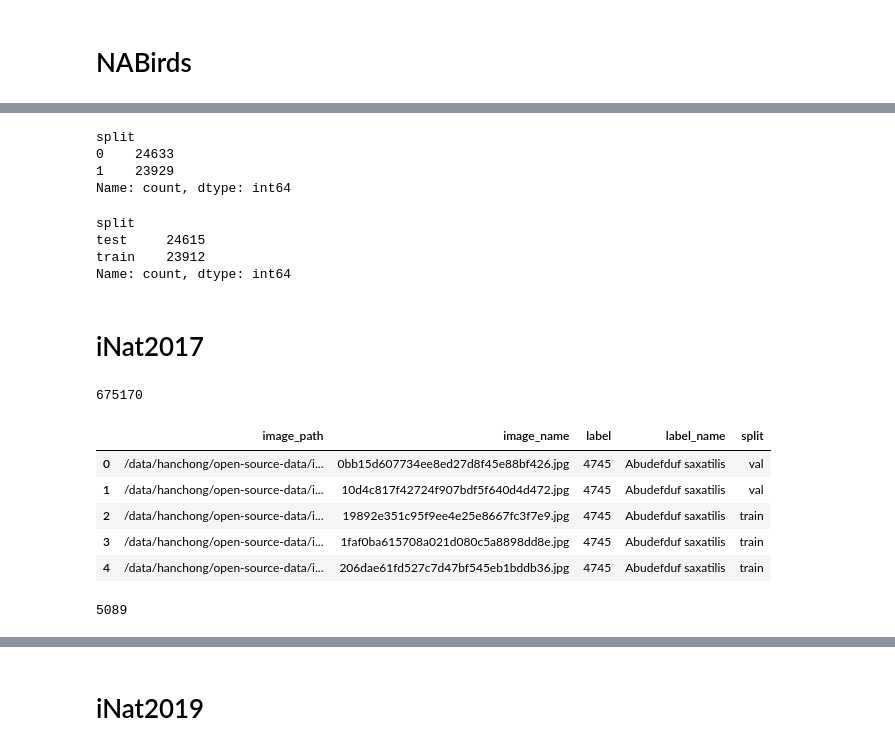
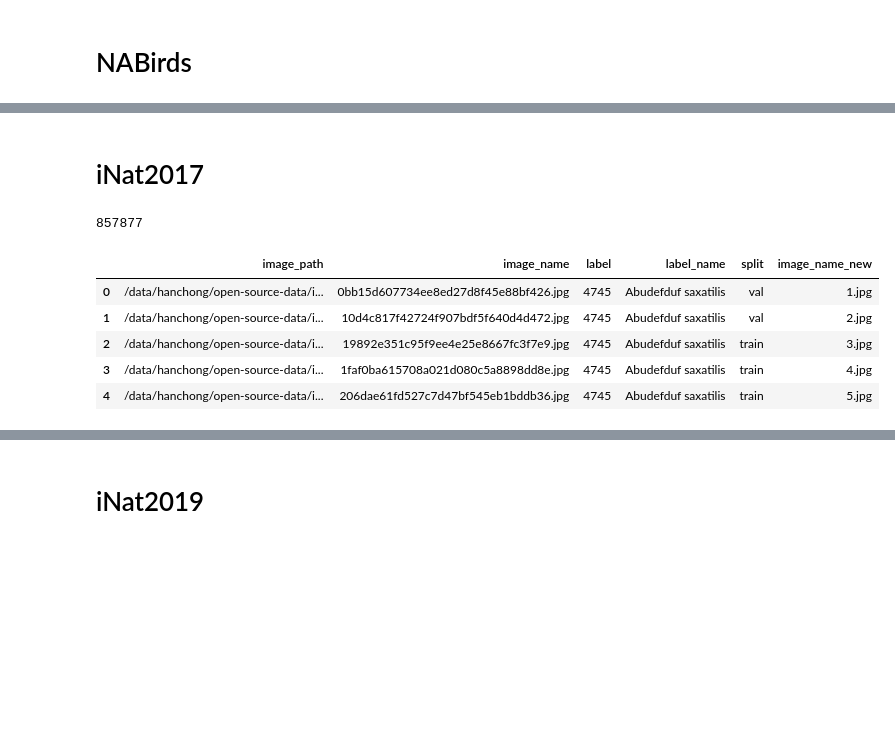
Before and after one commit to ChuaHanChong/Fine-Grained-Recognition-Using-Pretrained-Self-Supervised-Models, a Jupyter notebook: data-preparation-1.ipynb, the cells around one changed output, grey strips where cells are left out. Cells and saved outputs as stored; diff of their text form; code cells hidden in the pictures; blank space fills up the shorter version.

```diff
--- a/data-preparation.ipynb
+++ b/data-preparation-1.ipynb
@@ -278,7 +259,7 @@ train_df = pd.DataFrame(
     }
 ).merge(train_df, on="image_name")
 
-test_df_2 = pd.DataFrame(
+test_df = pd.DataFrame(
     {
         "image_path": test_paths,
         "image_name": [path.name for path in test_paths],
@@ -287,6 +268,9 @@ test_df_2 = pd.DataFrame(
 
 df = pd.concat([train_df, test_df], ignore_index=True)
 
+val_df = df[df["split"] == "train"].groupby("label").sample(n=5, random_state=42)
+df.loc[val_df.index, "split"] = "val"
+
 print(len(df))
 df.head()
 # %% [output]
@@ -338,16 +321,16 @@ df = pd.DataFrame(
 )
 
 label_name_mapping = {}
-with open("/data/hanchong/open-source-data/FGCV_Aircraft/raw-data/data/variants.txt") as f:
+with open("/data/hanchong/open-source-data/FGVC_Aircraft/raw-data/data/variants.txt") as f:
     for index, line in enumerate(f.readlines()):
         label_name = line.strip()
         label_name_mapping[label_name] = index + 1
 
 data_list = []
 for path, split in [
-    ("/data/hanchong/open-source-data/FGCV_Aircraft/raw-data/data/images_variant_train.txt", "train"),
-    ("/data/hanchong/open-source-data/FGCV_Aircraft/raw-data/data/images_variant_val.txt", "val"),
-    ("/data/hanchong/open-source-data/FGCV_Aircraft/raw-data/data/images_variant_test.txt", "test"),
+    ("/data/hanchong/open-source-data/FGVC_Aircraft/raw-data/data/images_variant_train.txt", "train"),
+    ("/data/hanchong/open-source-data/FGVC_Aircraft/raw-data/data/images_variant_val.txt", "val"),
+    ("/data/hanchong/open-source-data/FGVC_Aircraft/raw-data/data/images_variant_test.txt", "test"),
 ]:
     with open(path) as f:
         for line in f.readlines():
@@ -361,7 +344,6 @@ for path, split in [
                 }
             )
 
-
 df = pd.merge(df, pd.DataFrame(data_list), on="image_name")
 
 print(len(df))
@@ -429,6 +409,9 @@ for index, label_name in enumerate(sorted(df["label_name"].unique())):
 df["label"] = df["label_name"].apply(lambda x: label_name_mapping[x])
 df["split"] = df.apply(lambda x: split_mapping.get(f"{x['label_name']}/{x['image_name']}", "train"), axis=1)
 
+val_df = df[df["split"] == "train"].groupby("label").sample(n=5, random_state=42)
+df.loc[val_df.index, "split"] = "val"
+
 print(len(df))
 df.head()
 # %% [output]
@@ -469,7 +451,7 @@ Name: count, dtype: int64
 # %% [markdown]
 # NABirds
 # %%
-paths = Path("/data/hanchong/open-source-data/NABirds/raw-data/images").rglob("*.jpg")
+paths = Path("/data/hanchong/open-source-data/NABirds/raw-data/images").rglob("*.*")
 paths = sorted(paths)
 
 label_name_mapping = {}
@@ -483,7 +465,7 @@ split_mapping = {}
 with open("/data/hanchong/open-source-data/NABirds/raw-data/train_test_split.txt") as f:
     for line in f.readlines():
         image_name, split = line.strip().split(" ")
-        split_mapping["".join(image_name.split("-")) + ".jpg"] = {0: "test", 1: "train"}[int(split)]
+        split_mapping["".join(image_name.split("-"))] = {0: "test", 1: "train"}[int(split)]
 
 df = pd.DataFrame(
     {
@@ -493,7 +475,14 @@ df = pd.DataFrame(
     }
 )
 df["label_name"] = df["label"].apply(lambda x: label_name_mapping[x])
-df["split"] = df["image_name"].apply(lambda x: split_mapping[x])
+df["split"] = df["image_name"].apply(lambda x: split_mapping[x.split(".")[0]])
+
+val_df = df[df["split"] == "train"].groupby("label").apply(
+    lambda x: x.sample(n=2 if len(x) < 15 else 5, random_state=42), include_groups=False
+)
+df.loc[val_df.index.get_level_values(1), "split"] = "val"
+
+df['image_name_new'] = (df.index + 1).astype(str) + ".jpg"
 
 print(len(df))
 df.head()
@@ -528,14 +496,0 @@ Name: count, Length: 555, dtype: int64
-# %%
-split_df["split"].value_counts()
-# %% [output]
-split
-0    24633
-1    23929
-Name: count, dtype: int64
-# %%
-df["split"].value_counts()
-# %% [output]
-split
-test     24615
-train    23912
-Name: count, dtype: int64
@@ -547,41 +528,52 @@ paths = sorted(paths)
 
 split_mapping = {}
 with open("/data/hanchong/open-source-data/iNat2017/raw-data/train2017.json") as f:
     train2019 = json.load(f)
     for image in train2019["images"]:
         split_mapping[image["file_name"].split("/")[-1]] = "train"
 
 with open("/data/hanchong/open-source-data/iNat2017/raw-data/val2017.json") as f:
     val2019 = json.load(f)
     for image in val2019["images"]:
         split_mapping[image["file_name"].split("/")[-1]] = "val"
 
 
 label_name_mapping = {}
 for category in train2019["categories"]:
     label_name_mapping[category["name"]] = int(category["id"])
 
 df = pd.DataFrame(
     {
         "image_path": paths,
         "image_name": [path.name for path in paths],
         "label": [label_name_mapping[path.parent.name] for path in paths],
         "label_name": [path.parent.name for path in paths],
     }
 )
 df["split"] = df["image_name"].apply(lambda x: split_mapping[x])
 
+test_paths = Path("/data/hanchong/open-source-data/iNat2017/raw-data/test2017").rglob("*.jpg")
+test_paths = sorted(test_paths)
+
+test_df = pd.DataFrame(
+    {
+        "image_path": test_paths,
+        "image_name": [path.name for path in test_paths],
+        "label": -1,
+    }
+)
+test_df['split'] = "test"
+
+df = pd.concat([df, test_df], ignore_index=True)
+df['image_name_new'] = (df.index + 1).astype(str) + ".jpg"
+
 print(len(df))
 df.head()
 # %% [output]
-675170
+857877
-|  | image_path | image_name | label | label_name | split |
-| 0 | /data/hanchong/open-source-data/i... | 0bb15d607734ee8ed27d8f45e88bf426.jpg | 4745 | Abudefduf saxatilis | val |
-| 1 | /data/hanchong/open-source-data/i... | 10d4c817f42724f907bdf5f640d4d472.jpg | 4745 | Abudefduf saxatilis | val |
-| 2 | /data/hanchong/open-source-data/i... | 19892e351c95f9ee4e25e8667fc3f7e9.jpg | 4745 | Abudefduf saxatilis | train |
-| 3 | /data/hanchong/open-source-data/i... | 1faf0ba615708a021d080c5a8898dd8e.jpg | 4745 | Abudefduf saxatilis | train |
-| 4 | /data/hanchong/open-source-data/i... | 206dae61fd527c7d47bf545eb1bddb36.jpg | 4745 | Abudefduf saxatilis | train |
+|  | image_path | image_name | label | label_name | split | image_name_new |
+| 0 | /data/hanchong/open-source-data/i... | 0bb15d607734ee8ed27d8f45e88bf426.jpg | 4745 | Abudefduf saxatilis | val | 1.jpg |
+| 1 | /data/hanchong/open-source-data/i... | 10d4c817f42724f907bdf5f640d4d472.jpg | 4745 | Abudefduf saxatilis | val | 2.jpg |
+| 2 | /data/hanchong/open-source-data/i... | 19892e351c95f9ee4e25e8667fc3f7e9.jpg | 4745 | Abudefduf saxatilis | train | 3.jpg |
+| 3 | /data/hanchong/open-source-data/i... | 1faf0ba615708a021d080c5a8898dd8e.jpg | 4745 | Abudefduf saxatilis | train | 4.jpg |
+| 4 | /data/hanchong/open-source-data/i... | 206dae61fd527c7d47bf545eb1bddb36.jpg | 4745 | Abudefduf saxatilis | train | 5.jpg |
-# %%
-df["label"].nunique()
-# %% [output]
-5089
```
Also changed, not shown: parts of 44 cells of this notebook, 1 other file.
